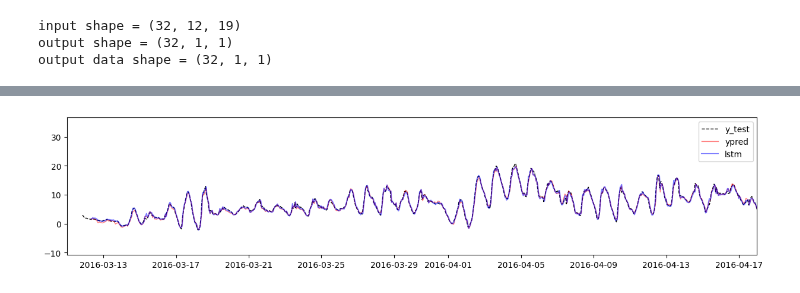
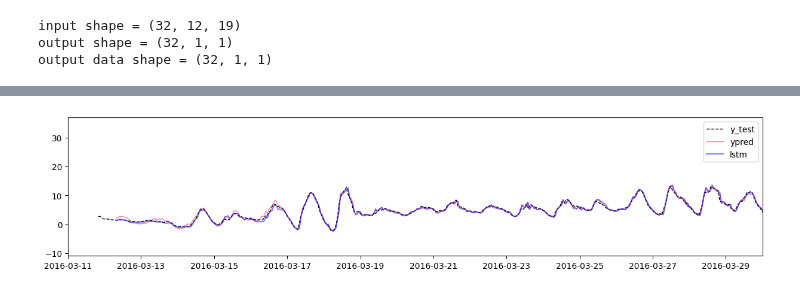
Before and after one commit to robetatis/study_notes_ml, a Jupyter notebook: weather.ipynb, the cells around one changed output, grey strips where cells are left out. Cells and saved outputs as stored; diff of their text form; code cells hidden in the pictures.

```diff
--- a/weather.ipynb
+++ b/weather.ipynb
@@ -711,10 +695,10 @@ ypred_lstm = make_ypred(lstm, w_lstm, train_mean['T (degC)'], train_sd['T (degC)
 # %%
 fig, ax = plt.subplots(figsize=(15, 3))
 ax.plot(date_time[int(n*0.9):], test_df_original['T (degC)'], linestyle='--', linewidth=1, color='black', label='y_test')
 ax.plot(date_time[int(n*0.9):], ypred_conv, linewidth=1, color='red', alpha=0.5, label='ypred')
 ax.plot(date_time[int(n*0.9):], ypred_lstm, color='blue', alpha=0.5, label='lstm')
-ax.set_xlim(datetime(year=2016, month=3, day=11), datetime(year=2016, month=4, day=18))
+ax.set_xlim(datetime(year=2016, month=3, day=11), datetime(year=2016, month=3, day=30))
 ax.legend()
 plt.show()
 # %% [output]
-[figure, old version]
+[figure, new version]
```
Also changed, not shown: parts of 20 cells of this notebook.
